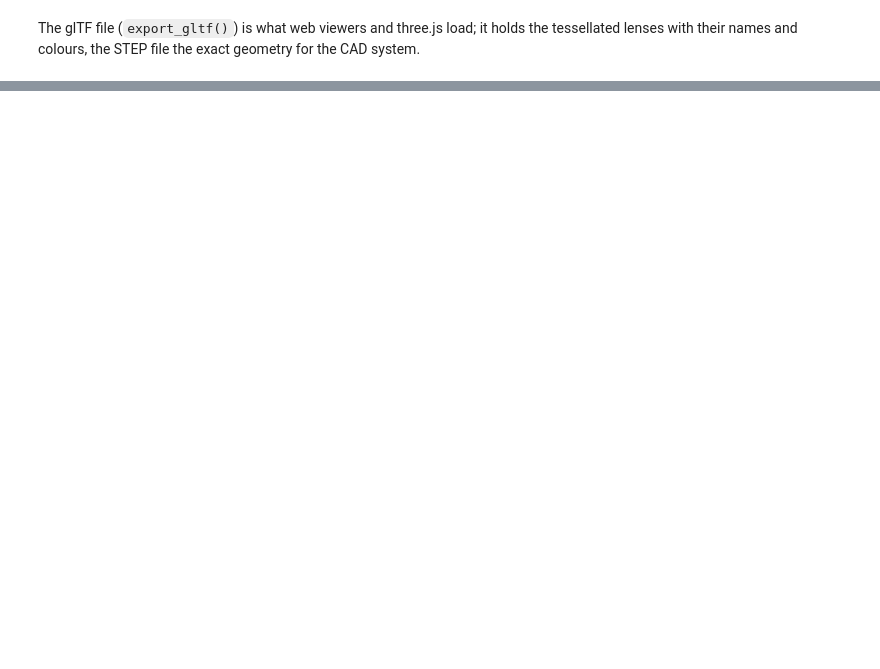
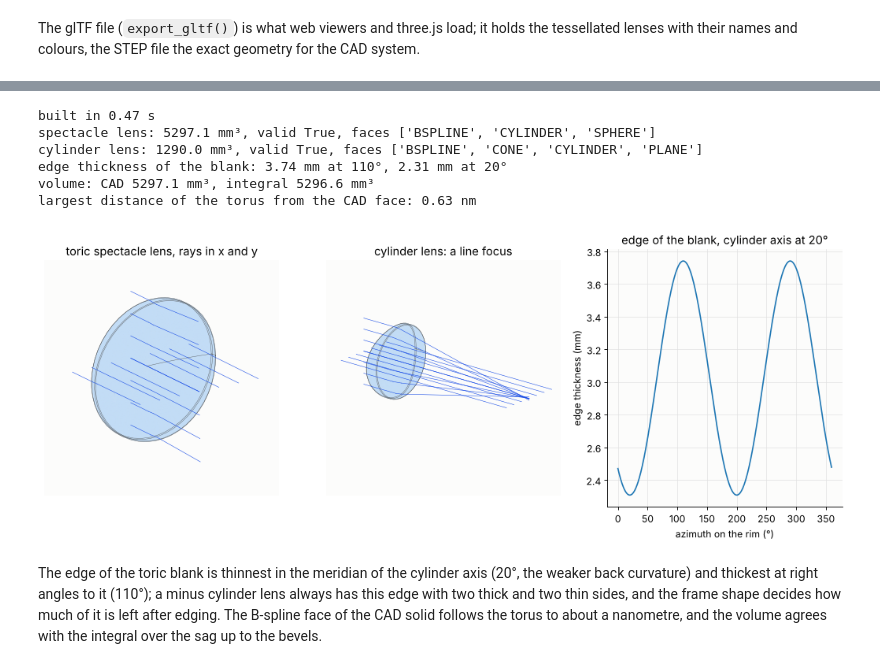
Before and after one commit to EMinsight/pyoptics, a Jupyter notebook: notebooks/162_cad_export_lens_systems.ipynb, the cells around one changed output, grey strips where cells are left out. Drawn from its saved outputs; the diff is of its cells as text; code cells hidden in the pictures; blank space fills up the shorter version.

```diff
--- a/notebooks/162_cad_export_lens_systems.ipynb
+++ b/notebooks/162_cad_export_lens_systems.ipynb
@@ -378,3 +429,77 @@ the exact geometry for the CAD system.
+# %%
+# the toric spectacle lens of notebook 129 (progressive spectacle lenses), section 8, as an uncut blank
+toric_back = rt.ToroidalSurface(77.58, 30.0, R_x=112.20, n_after=1.0, semi_diameter=25.0,
+                                tilt=(0.0, 0.0, np.radians(20.0)))
+spectacle = rt.System([rt.Surface(124.5, 2.0, n_after=1.498, semi_diameter=25.0), toric_back],
+                      0, 555e-6)
+# a plano-convex cylinder lens, f = 50 mm in y, no power in x
+cylinder = rt.System([rt.ToroidalSurface(25.84, 4.0, R_x=np.inf, n_after=1.5168,
+                                         semi_diameter=10.0),
+                      rt.Surface(np.inf, 47.4, n_after=1.0, semi_diameter=10.0)], 0, 550e-6)
+t = time.time()
+spec = cad.system_model(spectacle, n_rays=7, pupil="xy", ray_start=10.0, image_plane=False,
+                        mechanics=cad.Mechanics(margin=1.0, bevel=0.3))
+cyl = cad.system_model(cylinder, n_rays=7, pupil="xy", ray_start=10.0,
+                       mechanics=cad.Mechanics(margin=1.0, bevel=0.2))
+print("built in {:.2f} s".format(time.time() - t))
+for name, m in (("spectacle lens", spec), ("cylinder lens", cyl)):
+    lens = m.lenses[0]
+    print("{}: {:.1f} mm³, valid {}, faces {}".format(name, lens.volume, lens.is_valid,
+                                                     sorted({f.geom_type.name for f in lens.faces()})))
+
+# edge thickness around the rim and the volume from the sag (without the bevels)
+phi = np.linspace(0, 2*np.pi, 721)[:-1]            # azimuth in the lens
+loc = phi - toric_back.tilt[2]                       # in the frame of the torus
+rm, b = 26.0, 0.3
+edge = 2.0 + toric_back.sag_xy(rm*np.cos(loc), rm*np.sin(loc)) - spectacle.surfaces[0].sag(rm**2)
+print("edge thickness of the blank: {:.2f} mm at {:.0f}°, {:.2f} mm at {:.0f}°".format(
+    edge.max(), np.degrees(phi[edge.argmax()]) % 180, edge.min(), np.degrees(phi[edge.argmin()]) % 180))
+r = np.linspace(0, rm, 1301)
+Rg, Pg = np.meshgrid(r, phi)
+thick = 2.0 + toric_back.sag_xy(Rg*np.cos(Pg), Rg*np.sin(Pg)) - spectacle.surfaces[0].sag(Rg**2)
+V = np.trapezoid(np.mean(thick, axis=0)*2*np.pi*r, r) - 2*2*np.pi*(rm - b/3)*b**2/2
+print("volume: CAD {:.1f} mm³, integral {:.1f} mm³".format(spec.lenses[0].volume, V))
+import build123d as bd
+x, y = np.meshgrid(np.linspace(-25, 25, 21), np.linspace(-25, 25, 21))
+inside = np.hypot(x, y) < 25.5                   # inside the bevel
+o, R = spectacle.frames()[0][1]
+face = max((f for f in spec.lenses[0].faces() if f.geom_type.name == "BSPLINE"),
+           key=lambda f: f.area)                    # the toric face
+dev = [face.distance_to(bd.Vector(*(o + R @ [xx, yy, toric_back.sag_xy(xx, yy)])))
+       for xx, yy in zip(x[inside], y[inside])]
+print("largest distance of the torus from the CAD face: {:.2g} nm".format(1e6*max(dev)))
+
+fig = plt.figure(figsize=(13, 5.2))
+ax1 = fig.add_subplot(1, 3, 1, projection="3d")
+cad.plot_3d(spec, ax1, elev=20, azim=-35)
+ax1.set_title("toric spectacle lens, rays in x and y")
+ax2 = fig.add_subplot(1, 3, 2, projection="3d")
+cad.plot_3d(cyl, ax2, elev=20, azim=-50)
+ax2.set_title("cylinder lens: a line focus")
+ax3 = fig.add_subplot(1, 3, 3)
+ax3.plot(np.degrees(phi), edge, color="C0")
+ax3.set_xlabel("azimuth on the rim (°)")
+ax3.set_ylabel("edge thickness (mm)")
+ax3.set_title("edge of the blank, cylinder axis at 20°")
+fig.tight_layout()
+for name, m in (("toric_spectacle_lens.step", spec), ("cylinder_lens.step", cyl)):
+    cad.export_step(m, os.path.join(OUT, name))
+# %% [output]
+built in 0.47 s
+spectacle lens: 5297.1 mm³, valid True, faces ['BSPLINE', 'CYLINDER', 'SPHERE']
+cylinder lens: 1290.0 mm³, valid True, faces ['BSPLINE', 'CONE', 'CYLINDER', 'PLANE']
+edge thickness of the blank: 3.74 mm at 110°, 2.31 mm at 20°
+volume: CAD 5297.1 mm³, integral 5296.6 mm³
+largest distance of the torus from the CAD face: 0.63 nm
+[figure, added]
+# %% [markdown]
+The edge of the toric blank is thinnest in the meridian of the cylinder
+axis (20°, the weaker back curvature) and thickest at right angles to it
+(110°); a minus cylinder lens always has this edge with two thick and two
+thin sides, and the frame shape decides how much of it is left after
+edging. The B-spline face of the CAD solid follows the torus to about a
+nanometre, and the volume agrees with the integral over the sag up to the
+bevels.
 # %% [markdown]
 ## Summary
 
```
Also changed, not shown: parts of 20 cells of this notebook, 9 other files.
